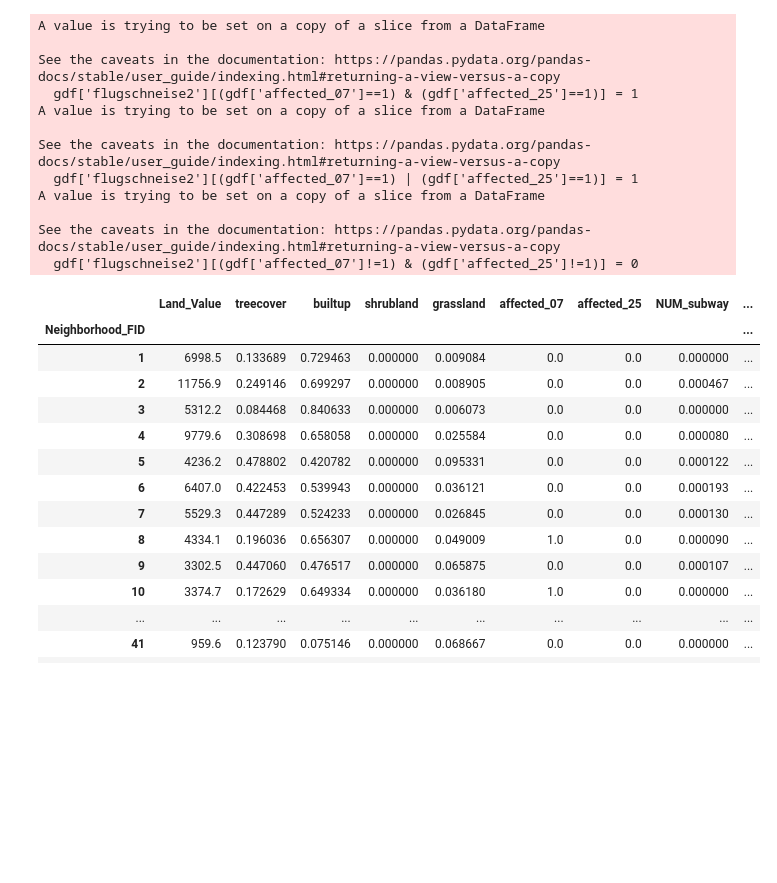
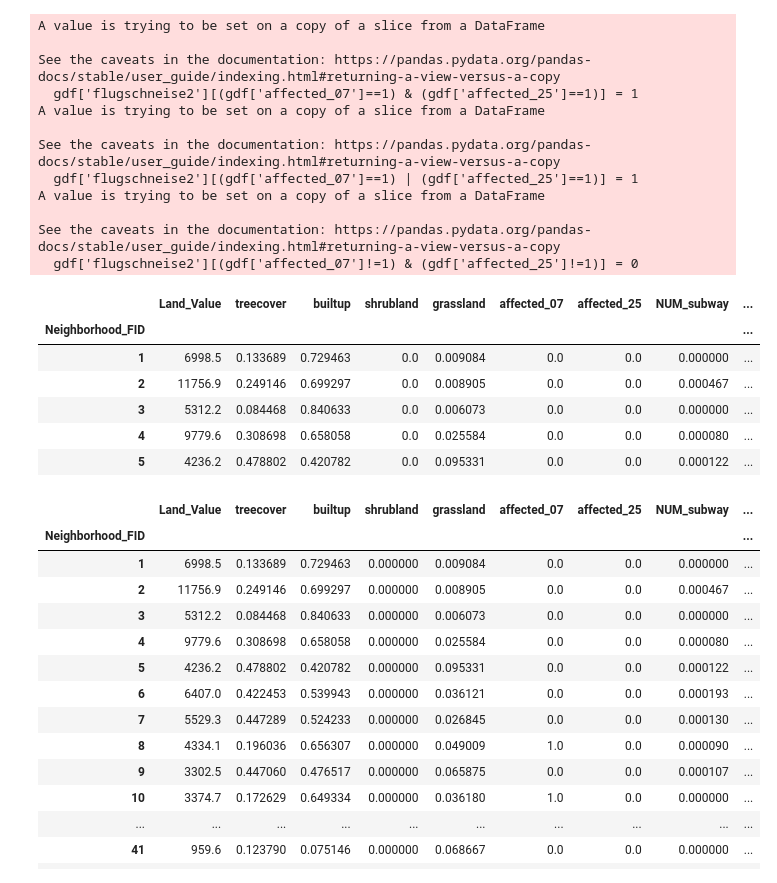
Before and after one commit to Albert-Econ/vier_gewinnt, a Jupyter notebook: scripts.ipynb, the cells around one changed output. Saved outputs shown, nothing was run; the diff lists cells and outputs as text; code cells hidden in the pictures; blank space fills up the shorter version.

```diff
--- a/scripts.ipynb
+++ b/scripts.ipynb
@@ -190,5 +143,5 @@ neighb_aggr_final['office_count']= neighb_aggr['1']
 # %% [markdown]
 ## type of Area
 # %%
-test = gpd.Geo.DataFrame
+test = gpd.GeoDataFrame
 test = neighborhoods_frankfurt['Area_Types'].str.split(pat='_',expand=True)
@@ -611,4 +516,14 @@ A value is trying to be set on a copy of a slice from a DataFrame
 
 See the caveats in the documentation: https://pandas.pydata.org/pandas-docs/stable/user_guide/indexing.html#returning-a-view-versus-a-copy
   gdf['flugschneise2'][(gdf['affected_07']!=1) & (gdf['affected_25']!=1)] = 0
+# %%
+gdf.head()
+# %% [output]
+|  | Land_Value | treecover | builtup | shrubland | grassland | affected_07 | affected_25 | NUM_subway | ... |
+| Neighborhood_FID |  |  |  |  |  |  |  |  | ... |
+| 1 | 6998.5 | 0.133689 | 0.729463 | 0.0 | 0.009084 | 0.0 | 0.0 | 0.000000 | ... |
+| 2 | 11756.9 | 0.249146 | 0.699297 | 0.0 | 0.008905 | 0.0 | 0.0 | 0.000467 | ... |
+| 3 | 5312.2 | 0.084468 | 0.840633 | 0.0 | 0.006073 | 0.0 | 0.0 | 0.000000 | ... |
+| 4 | 9779.6 | 0.308698 | 0.658058 | 0.0 | 0.025584 | 0.0 | 0.0 | 0.000080 | ... |
+| 5 | 4236.2 | 0.478802 | 0.420782 | 0.0 | 0.095331 | 0.0 | 0.0 | 0.000122 | ... |
 # %%
```
Also changed, not shown: parts of 42 cells of this notebook, 7 other files.
